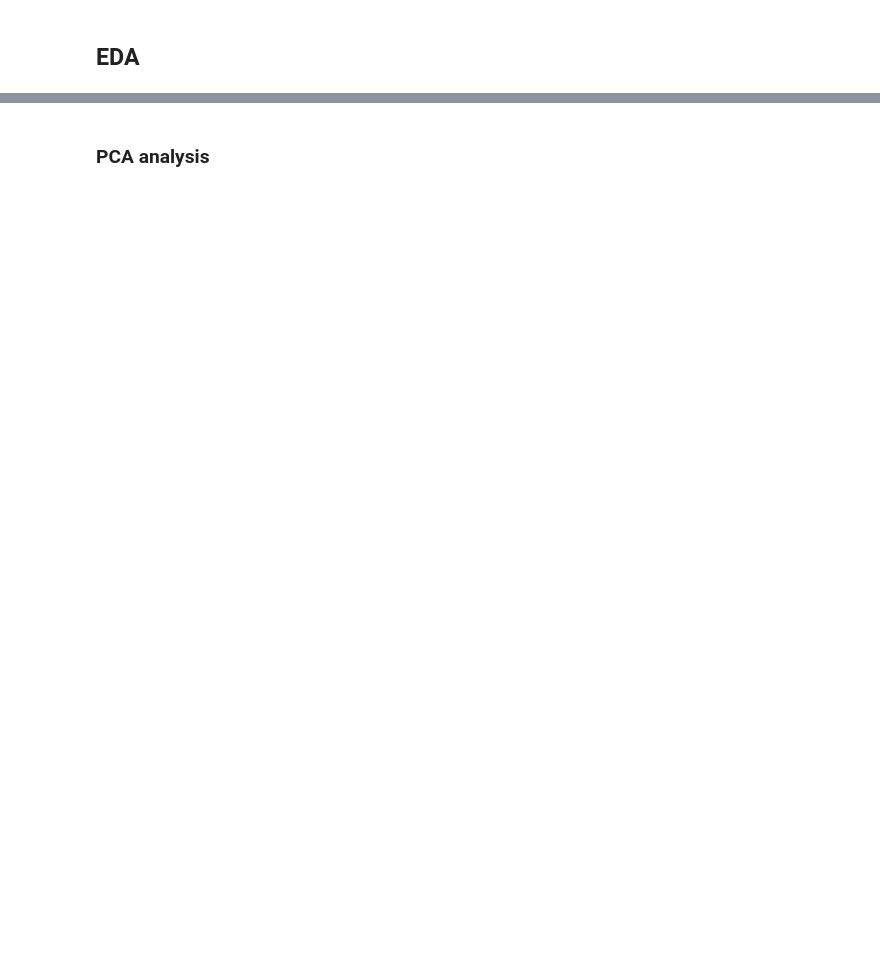
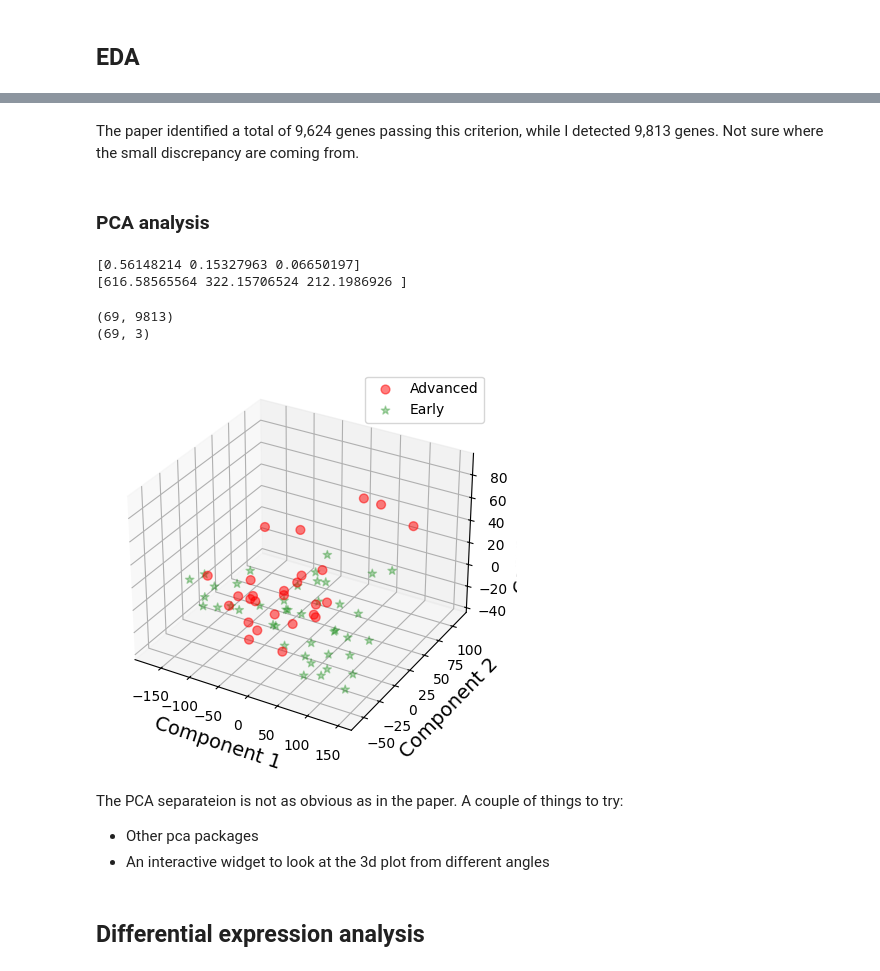
Before and after one commit to syao13/fibrosis-progression-deseq2, a Jupyter notebook: notebooks/03-diffexp-analysis-fatty-liver.ipynb, the cells around one changed output, grey strips where cells are left out. Saved outputs shown, nothing was run; the diff lists cells and outputs as text; code cells hidden in the pictures; blank space fills up the shorter version.

Commit message:
enrichment analysis

```diff
--- a/notebooks/03-diffexp-analysis-fatty-liver.ipynb
+++ b/notebooks/03-diffexp-analysis-fatty-liver.ipynb
@@ -32,5 +57,5 @@ edf.head()
 # %%
 # Filter counts df by only non-alcoholic fatty liver disease patients
-counts_df = df[["Gene ID"] + edf["Run"].tolist()]
+counts_df = df[["Gene ID"] + edf["Run"].tolist()].set_index("Gene ID")
 print(counts_df.shape)
 counts_df.head()
@@ -43,6 +110,8 @@ summary_df
 # %%
-# Filter the data with a threshold of ≥10 counts per million (CPM) in at least 20 samples (29%) was set
+# Filter the data with a threshold of ≥10 counts per million (CPM) in at least 20 samples (29%)
+# This is based on the paper
 threshold = summary_df.loc["sum"]/1e6 * 10
-counts_df1 = counts_df[counts_df.columns[1:]]
+counts_df1 = counts_df
 filtered_df = counts_df[(counts_df1 > threshold).sum(axis=1) >= 20]
-filtered_df.shape
+print(filtered_df.shape)
+filtered_df.head()
@@ -49,52 +127,55 @@ filtered_df.shape
-# %%
-filtered_df = filtered_df.set_index("Gene ID")
-filtered_df.head()
+# %% [markdown]
+The paper identified a total of 9,624 genes passing this criterion, while I detected 9,813 genes. Not sure where the small discrepancy are coming from.
 # %% [markdown]
 ### PCA analysis
 # %%
-import numpy as np
-from sklearn.decomposition import PCA
-from sklearn.preprocessing import StandardScaler
-
 pca = PCA(n_components=3)
-normalized_df=pd.DataFrame(StandardScaler().fit_transform(filtered_df))
+normalized_df=pd.DataFrame(StandardScaler().fit_transform(filtered_df.T))
 
 pca.fit(normalized_df)
 print(pca.explained_variance_ratio_)
 print(pca.singular_values_)
+# %% [output]
+[0.56148214 0.15327963 0.06650197]
+[616.58565564 322.15706524 212.1986926 ]
 # %%
 projected = pca.fit_transform(normalized_df)
 print(normalized_df.shape)
 print(projected.shape)
+# %% [output]
+(69, 9813)
+(69, 3)
 # %%
 y=edf["Sample Characteristic[disease staging]"]
 
 ex_variance=np.var(projected,axis=0)
 ex_variance_ratio = ex_variance/np.sum(ex_variance)
 ex_variance_ratio
 
 
 Xax = projected[:,0]
 Yax = projected[:,1]
 Zax = projected[:,2]
 
-cdict = {'early':'red','advanced':'green'}
-labl = {'early':'Early','advanced':'Advanced'}
+cdict = {'early':'green','advanced':'red'}
+label = {'early':'Early','advanced':'Advanced'}
 marker = {'early':'*','advanced':'o'}
 alpha = {'early':.3, 'advanced':.5}
 
 fig = plt.figure(figsize=(7,5))
-ax = fig.add_subplot(111, projection='3d')
+ax = fig.add_subplot(projection='3d')
 
 fig.patch.set_facecolor('white')
 for l in np.unique(y):
  ix=np.where(y==l)
  ax.scatter(Xax[ix], Yax[ix], Zax[ix], c=cdict[l], s=40,
-           label=labl[l], marker=marker[l], alpha=alpha[l])
+           label=label[l], marker=marker[l], alpha=alpha[l])
 # for loop ends
 ax.set_xlabel("Component 1", fontsize=14)
 ax.set_ylabel("Component 2", fontsize=14)
 ax.set_zlabel("Component 3", fontsize=14)
 
 ax.legend()
 plt.show()
+# %% [output]
+[figure, added]
@@ -103 +182,7 @@ filtered_df.head()
+# %% [markdown]
+The PCA separateion is not as obvious as in the paper. A couple of things to try:
+* Other pca packages
+* An interactive widget to look at the 3d plot from different angles
+# %% [markdown]
+## Differential expression analysis
 # %%
```
Also changed, not shown: parts of 38 cells of this notebook, 1 other file.
